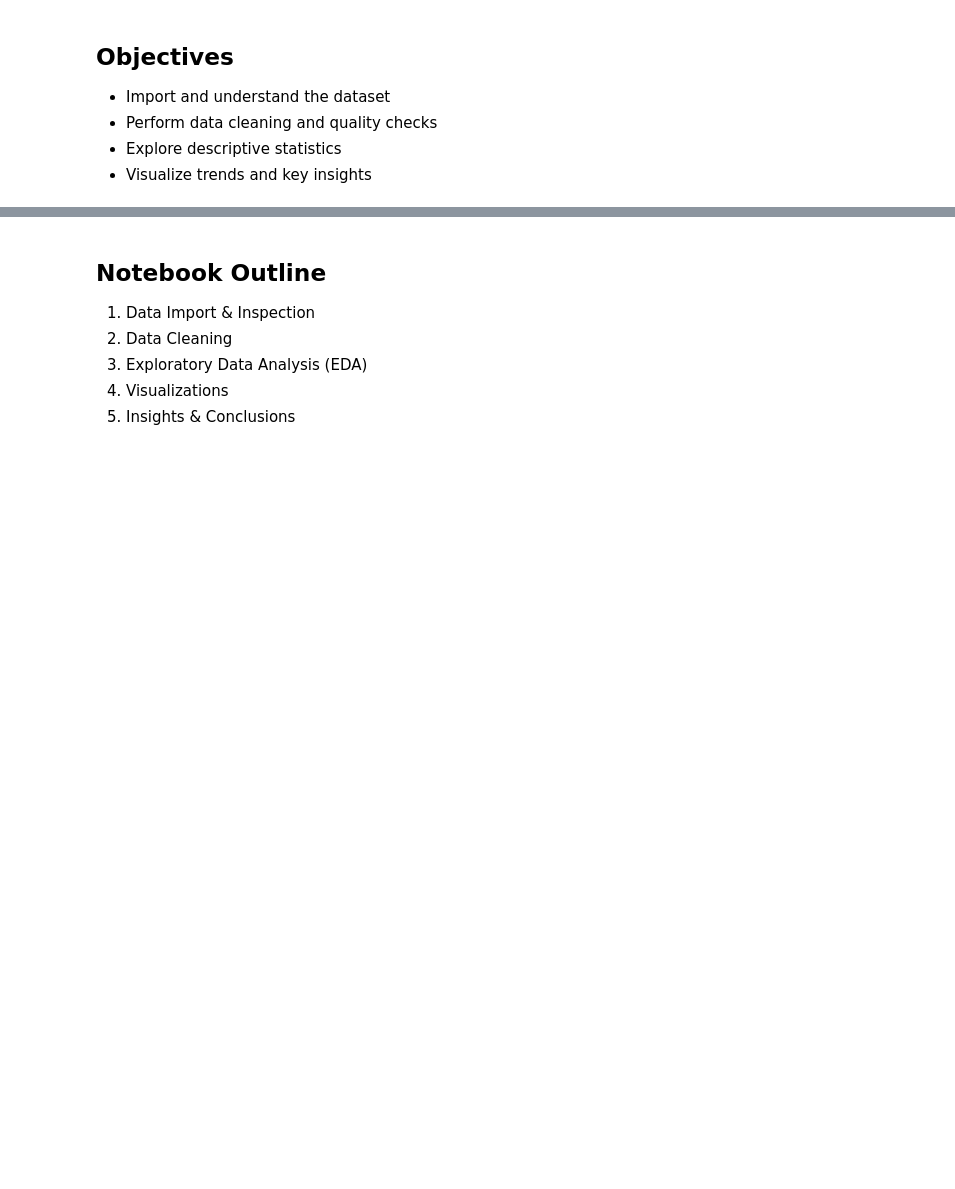
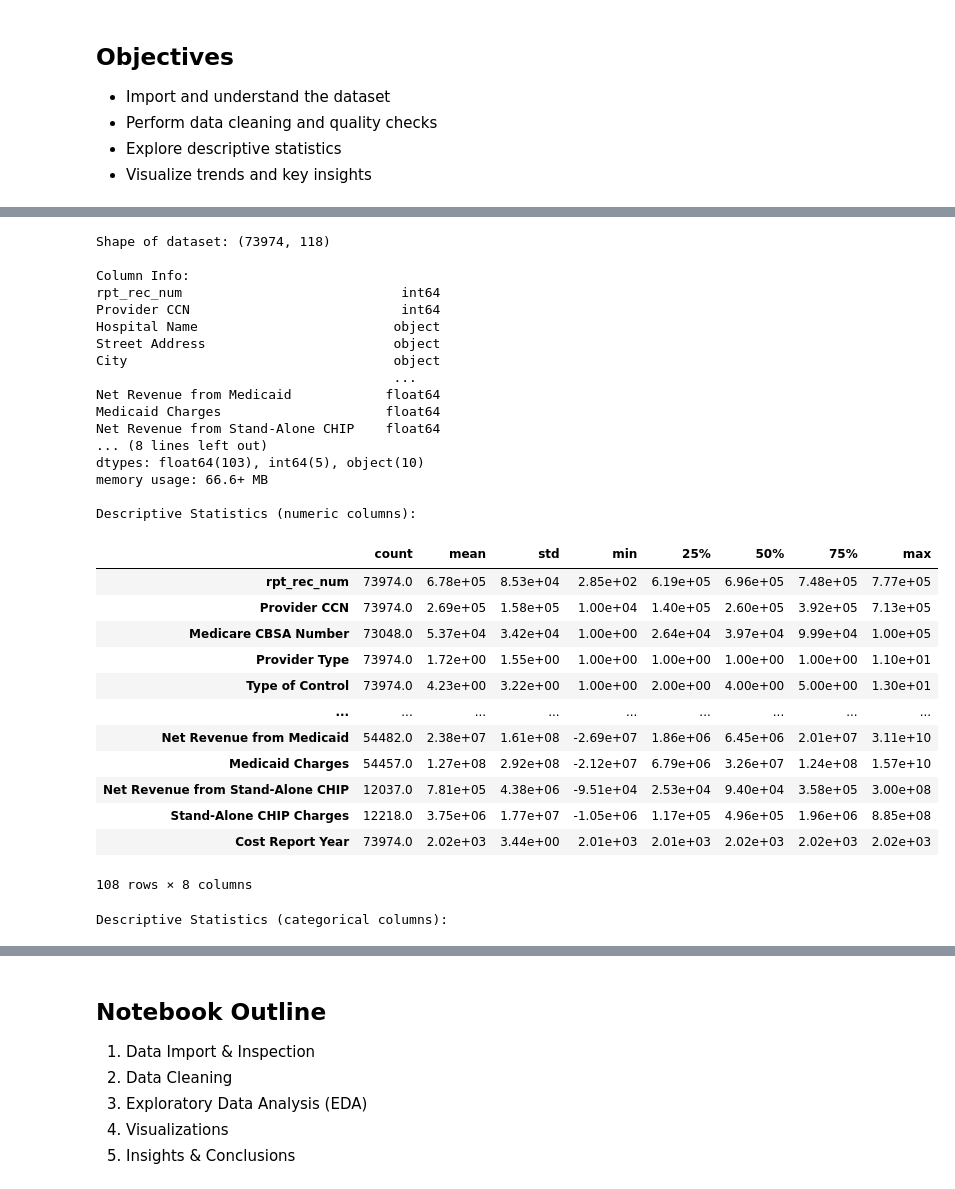
Before and after one commit to jcao-portfolio/hospital-provider-cost-data-analysis, a Jupyter notebook: Notebooks/hospital_provider_cost_data_analysis.ipynb, the cells around one changed output, grey strips where cells are left out. Saved outputs shown, nothing was run; the diff lists cells and outputs as text; code cells hidden in the pictures; blank space fills up the shorter version.

Commit message:
Updated jupyter notebook, modified title and description, added libraries used for data visualization, added section for Data Source & Preprocessing, added Data Validation, notebook outline

```diff
--- a/Notebooks/hospital_provider_cost_data_analysis.ipynb
+++ b/Notebooks/hospital_provider_cost_data_analysis.ipynb
@@ -31,6 +57,6 @@ pd.set_option("display.precision", 2)
 # %%
 # Example: CSV file
-file_path = "Data/interim/hospital_provider_cost_output.csv"
+file_path = "C:/Users/Jason/Documents/Documents/Projects/Hospital_Provider_Cost_Report/Data/interim/hospital_provider_cost_output.csv"
 df = pd.read_csv(file_path)
 
 # Quick check
@@ -37,0 +71,71 @@ df.head()
+# %%
+# General Data Validation
+
+# Shape of the dataset (rows, columns)
+print("Shape of dataset:", df.shape)
+
+# Column names and data types
+print("\nColumn Info:")
+print(df.dtypes)
+
+# More detailed info (non-null counts, memory usage)
+print("\nDetailed Info:")
+df.info()
+
+# Quick descriptive stats (numeric only)
+print("\nDescriptive Statistics (numeric columns):")
+display(df.describe().T)
+
+# Quick descriptive stats (categorical only)
+print("\nDescriptive Statistics (categorical columns):")
+display(df.describe(include=['O']).T)
+
+# Count missing values per column
+print("\nMissing Values per Column:")
+print(df.isnull().sum())
+
+# Percentage of missing values
+print("\nPercentage Missing:")
+print((df.isnull().sum() / len(df) * 100).round(2))
+
+# Detect potential outliers using IQR
+numeric_cols = df.select_dtypes(include=[np.number]).columns
+Q1 = df[numeric_cols].quantile(0.25)
+Q3 = df[numeric_cols].quantile(0.75)
+IQR = Q3 - Q1
+outliers = ((df[numeric_cols] < (Q1 - 1.5 * IQR)) | (df[numeric_cols] > (Q3 + 1.5 * IQR))).sum()
+
+print("\nPotential Outliers per Numeric Column:")
+print(outliers)
+# %% [output]
+Shape of dataset: (73974, 118)
+
+Column Info:
+rpt_rec_num                            int64
+Provider CCN                           int64
+Hospital Name                         object
+Street Address                        object
+City                                  object
+                                      ...
+Net Revenue from Medicaid            float64
+Medicaid Charges                     float64
+Net Revenue from Stand-Alone CHIP    float64
+... (8 lines left out)
+dtypes: float64(103), int64(5), object(10)
+memory usage: 66.6+ MB
+
+Descriptive Statistics (numeric columns):
+|  | count | mean | std | min | 25% | 50% | 75% | max |
+| rpt_rec_num | 73974.0 | 6.78e+05 | 8.53e+04 | 2.85e+02 | 6.19e+05 | 6.96e+05 | 7.48e+05 | 7.77e+05 |
+| Provider CCN | 73974.0 | 2.69e+05 | 1.58e+05 | 1.00e+04 | 1.40e+05 | 2.60e+05 | 3.92e+05 | 7.13e+05 |
+| Medicare CBSA Number | 73048.0 | 5.37e+04 | 3.42e+04 | 1.00e+00 | 2.64e+04 | 3.97e+04 | 9.99e+04 | 1.00e+05 |
+| Provider Type | 73974.0 | 1.72e+00 | 1.55e+00 | 1.00e+00 | 1.00e+00 | 1.00e+00 | 1.00e+00 | 1.10e+01 |
+| Type of Control | 73974.0 | 4.23e+00 | 3.22e+00 | 1.00e+00 | 2.00e+00 | 4.00e+00 | 5.00e+00 | 1.30e+01 |
+| ... | ... | ... | ... | ... | ... | ... | ... | ... |
+| Net Revenue from Medicaid | 54482.0 | 2.38e+07 | 1.61e+08 | -2.69e+07 | 1.86e+06 | 6.45e+06 | 2.01e+07 | 3.11e+10 |
+| Medicaid Charges | 54457.0 | 1.27e+08 | 2.92e+08 | -2.12e+07 | 6.79e+06 | 3.26e+07 | 1.24e+08 | 1.57e+10 |
+| Net Revenue from Stand-Alone CHIP | 12037.0 | 7.81e+05 | 4.38e+06 | -9.51e+04 | 2.53e+04 | 9.40e+04 | 3.58e+05 | 3.00e+08 |
+| Stand-Alone CHIP Charges | 12218.0 | 3.75e+06 | 1.77e+07 | -1.05e+06 | 1.17e+05 | 4.96e+05 | 1.96e+06 | 8.85e+08 |
+| Cost Report Year | 73974.0 | 2.02e+03 | 3.44e+00 | 2.01e+03 | 2.01e+03 | 2.02e+03 | 2.02e+03 | 2.02e+03 |
+108 rows × 8 columns
+Descriptive Statistics (categorical columns):
```
Also changed, not shown: parts of 5 cells of this notebook, 1 other file.
